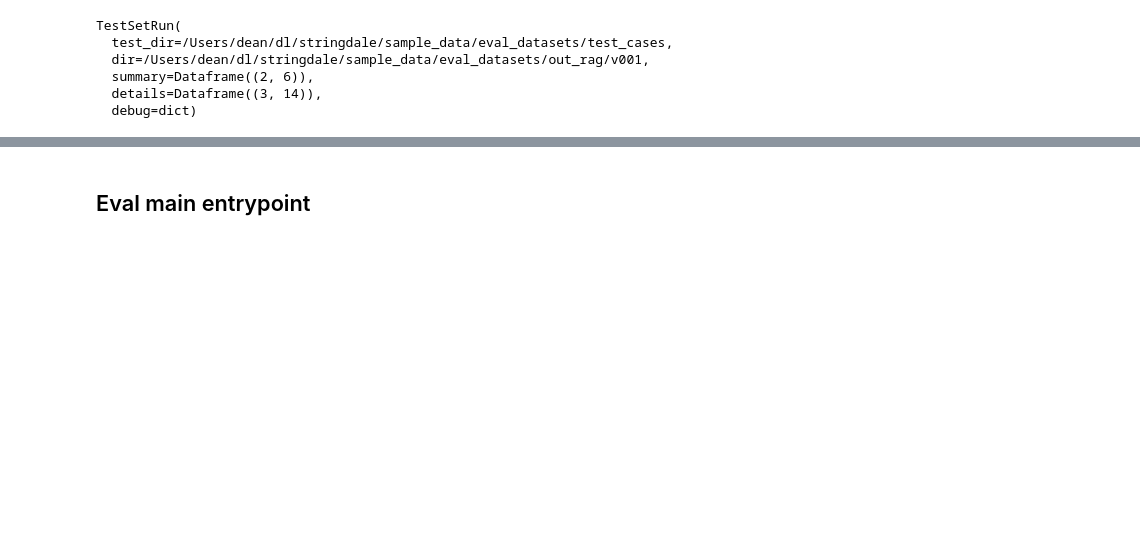
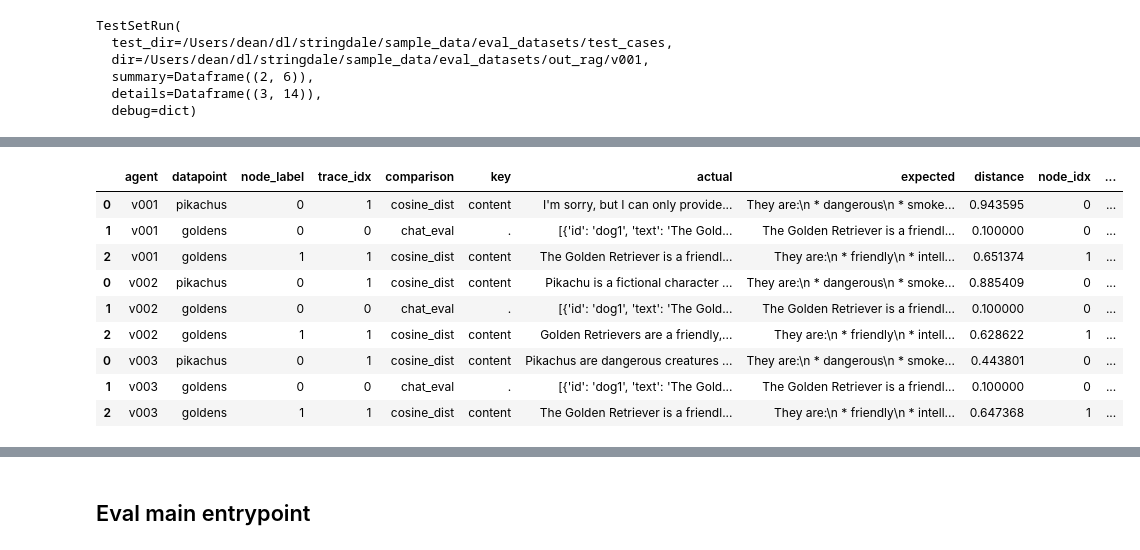
Before and after one commit to DeanLight/stringdale, a Jupyter notebook: nbs/017_eval.ipynb, the cells around one changed output, grey strips where cells are left out. Saved outputs shown, nothing was run; the diff lists cells and outputs as text; code cells hidden in the pictures; blank space fills up the shorter version.

```diff
--- a/nbs/017_eval.ipynb
+++ b/nbs/017_eval.ipynb
@@ -984,0 +1056,14 @@ TestSetRun(
+# %%
+res = EvalResult(
+    runs={
+        'v001':run1,
+        'v002':run2,
+        'v003':run3,
+    },
+    comparisons={
+        ('v001','v002'):comparison_2,
+        ('v001','v003'):comparison_3,
+    },
+    eval_funcs=comparisons,
+    default_func='cosine_dist',
+    )
@@ -984,0 +1080,13 @@ TestSetRun(
+# %%
+res.run_details
+# %% [output]
+|  | agent | datapoint | node_label | trace_idx | comparison | key | actual | expected | distance | node_idx | ... |
+| 0 | v001 | pikachus | 0 | 1 | cosine_dist | content | I'm sorry, but I can only provide... | They are:\n * dangerous\n * smoke... | 0.943595 | 0 | ... |
+| 1 | v001 | goldens | 0 | 0 | chat_eval | . | [{'id': 'dog1', 'text': 'The Gold... | The Golden Retriever is a friendl... | 0.100000 | 0 | ... |
+| 2 | v001 | goldens | 1 | 1 | cosine_dist | content | The Golden Retriever is a friendl... | They are:\n * friendly\n * intell... | 0.651374 | 1 | ... |
+| 0 | v002 | pikachus | 0 | 1 | cosine_dist | content | Pikachu is a fictional character ... | They are:\n * dangerous\n * smoke... | 0.885409 | 0 | ... |
+| 1 | v002 | goldens | 0 | 0 | chat_eval | . | [{'id': 'dog1', 'text': 'The Gold... | The Golden Retriever is a friendl... | 0.100000 | 0 | ... |
+| 2 | v002 | goldens | 1 | 1 | cosine_dist | content | Golden Retrievers are a friendly,... | They are:\n * friendly\n * intell... | 0.628622 | 1 | ... |
+| 0 | v003 | pikachus | 0 | 1 | cosine_dist | content | Pikachus are dangerous creatures ... | They are:\n * dangerous\n * smoke... | 0.443801 | 0 | ... |
+| 1 | v003 | goldens | 0 | 0 | chat_eval | . | [{'id': 'dog1', 'text': 'The Gold... | The Golden Retriever is a friendl... | 0.100000 | 0 | ... |
+| 2 | v003 | goldens | 1 | 1 | cosine_dist | content | The Golden Retriever is a friendl... | They are:\n * friendly\n * intell... | 0.647368 | 1 | ... |
```
Also changed, not shown: parts of 63 cells of this notebook, 42 other files.
